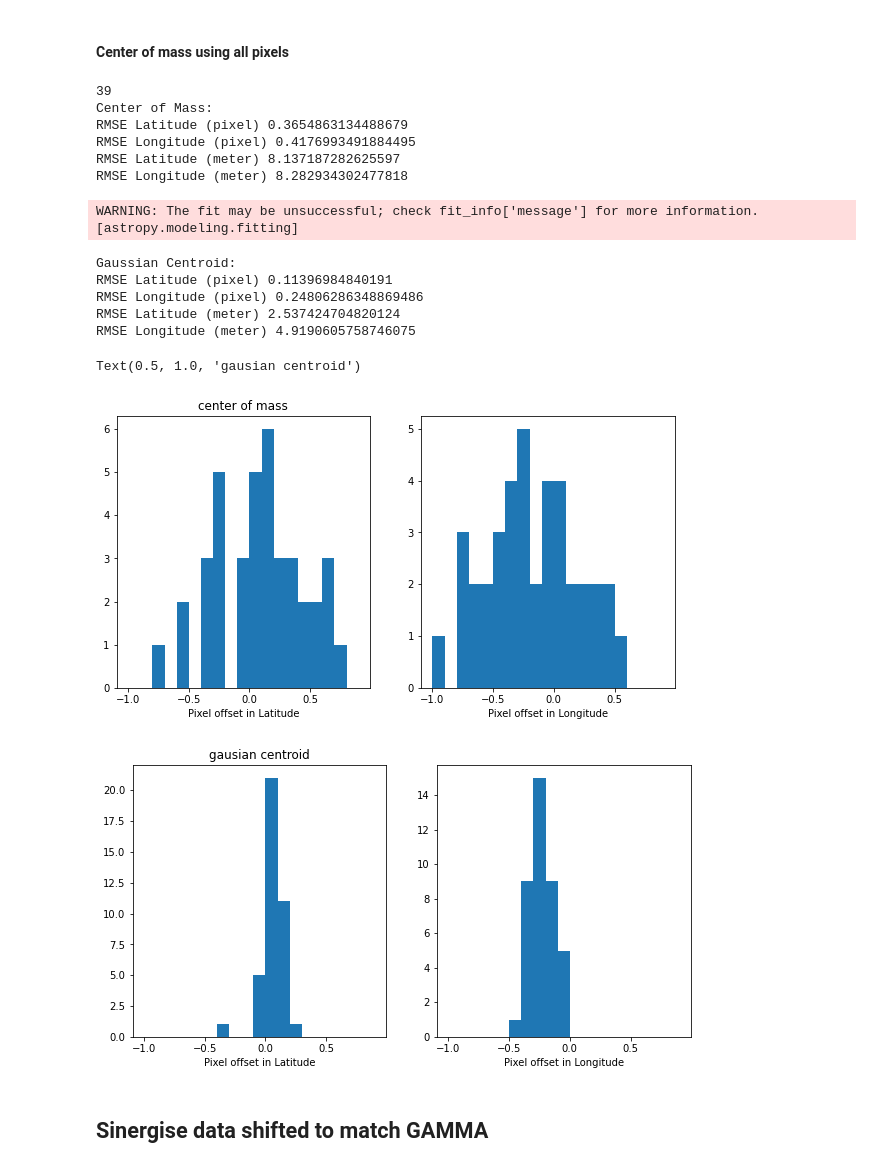
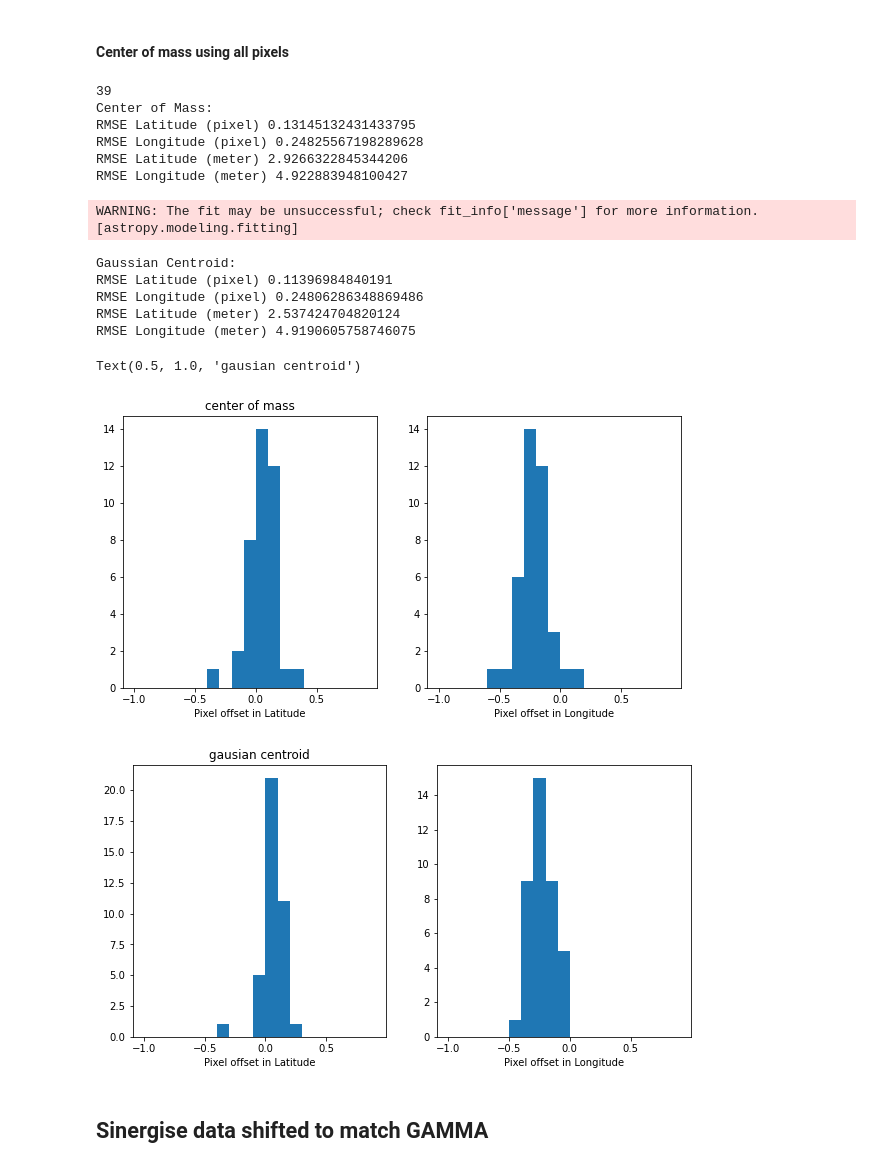
Before and after one commit to fangfy/deafrica-sandbox-notebooks, a Jupyter notebook: Datasets/Sentinel-1_NRB_sample_CR_gamma.ipynb, the cells around one changed output. Saved outputs shown, nothing was run; the diff lists cells and outputs as text; code cells hidden in the pictures.

```diff
--- a/Datasets/Sentinel-1_NRB_sample_CR_gamma.ipynb
+++ b/Datasets/Sentinel-1_NRB_sample_CR_gamma.ipynb
@@ -143,7 +143,7 @@ for i in range(len(data_crs)):
     # center of mass
     fx = interpolate.interp1d(np.arange(len(data_crs[i].x)), data_crs[i].x.values)
     fy = interpolate.interp1d(np.arange(len(data_crs[i].y)), data_crs[i].y.values)
-    x, y = ndimage.measurements.center_of_mass(data_crs[i].values)
+    y, x = ndimage.measurements.center_of_mass(data_crs[i].values)
     c_lon, c_lat = fx(x), fy(y)
 
     c_lats.append(c_lat)
@@ -172,38 +172,38 @@ for i in range(len(data_crs)):
     fx = interpolate.interp1d(np.arange(len(data_crs[i].x)), data_crs[i].x.values)
     fy = interpolate.interp1d(np.arange(len(data_crs[i].y)), data_crs[i].y.values)
     x, y = centroid_2dg(data_crs[i].values)
     c_lon, c_lat = fx(x), fy(y)
 
     c_lats.append(c_lat)
     c_lons.append(c_lon)
 
 print('Gaussian Centroid:')
 print("RMSE Latitude (pixel)", np.sqrt(np.mean((np.array(true_lats) - c_lats)**2))/ps)
 print("RMSE Longitude (pixel)", np.sqrt(np.mean((np.array(true_lons) - c_lons)**2))/ps)
 print("RMSE Latitude (meter)", np.sqrt(np.mean((np.array(true_lats) - c_lats)**2))*mpd_lat)
 print("RMSE Longitude (meter)", np.sqrt(np.mean((np.array(true_lons) - c_lons)**2))*mpd_lon)
 
 f, ax = plt.subplots(1, 2, figsize=(10,5))
 ax[0].hist((np.array(true_lats) - c_lats)/ps, bins=np.arange(-1,1,0.1));
 ax[0].set_xlabel('Pixel offset in Latitude');
 ax[1].hist((np.array(true_lons)  - c_lons)/ps, bins=np.arange(-1,1,0.1));
 ax[1].set_xlabel('Pixel offset in Longitude');
 ax[0].set_title('gausian centroid')
 # %% [output]
 39
 Center of Mass:
-RMSE Latitude (pixel) 0.3654863134488679
-RMSE Longitude (pixel) 0.4176993491884495
-RMSE Latitude (meter) 8.137187282625597
-RMSE Longitude (meter) 8.282934302477818
+RMSE Latitude (pixel) 0.13145132431433795
+RMSE Longitude (pixel) 0.24825567198289628
+RMSE Latitude (meter) 2.9266322845344206
+RMSE Longitude (meter) 4.922883948100427
 WARNING: The fit may be unsuccessful; check fit_info['message'] for more information. [astropy.modeling.fitting]
 Gaussian Centroid:
 RMSE Latitude (pixel) 0.11396984840191
 RMSE Longitude (pixel) 0.24806286348869486
 RMSE Latitude (meter) 2.537424704820124
 RMSE Longitude (meter) 4.9190605758746075
 Text(0.5, 1.0, 'gausian centroid')
-[figure, old version]
+[figure, new version]
 [figure]
 # %% [markdown]
 ## Sinergise data shifted to match GAMMA
```
Also changed, not shown: parts of 2 cells of this notebook, 1 other file.
